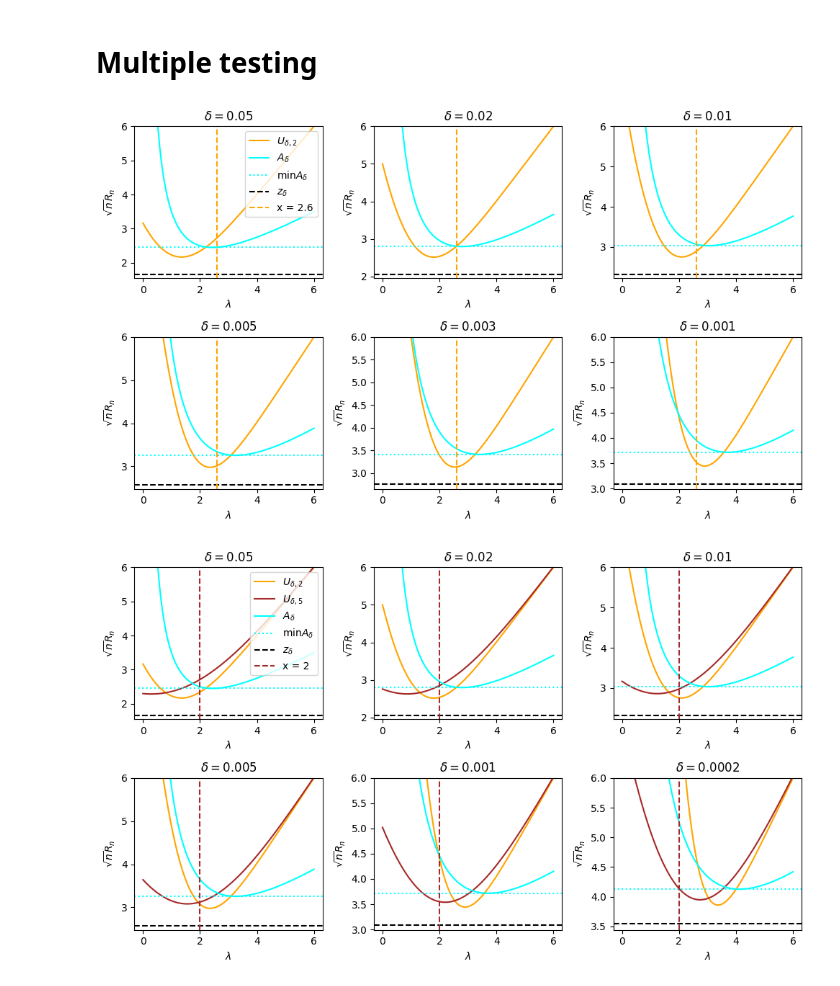
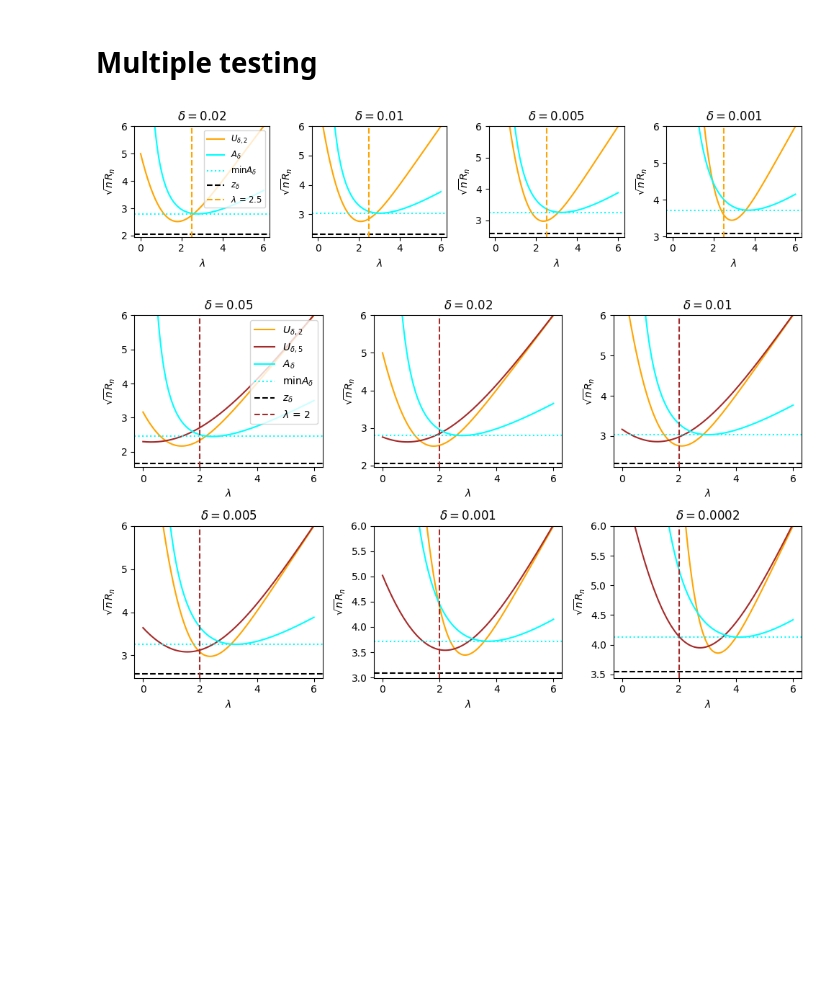
Before and after one commit to DMartinezT/bentkus_evalues, a Jupyter notebook: bentkus_evariable.ipynb, the cells around one changed output. Saved outputs shown, nothing was run; the diff lists cells and outputs as text; code cells hidden in the pictures; blank space fills up the shorter version.

```diff
--- a/bentkus_evariable.ipynb
+++ b/bentkus_evariable.ipynb
@@ -161,8 +161,8 @@ def g(delta):
 # deltas = [0.1, 0.05, 0.01, 0.005, 0.001, 0.0005, 0.0001, 0.00005, 0.00001]
 # fig, axes = plt.subplots(3, 3, figsize=(10, 10))
 
-deltas = [0.1, 0.01, 0.001]
-fig, axes = plt.subplots(1, 3, figsize=(10, 3))
+deltas = [0.1, 0.01, 0.001, 0.0001]
+fig, axes = plt.subplots(1, 4, figsize=(12, 3))
 
 axes = axes.flatten()
 x = np.linspace(0, 6, 1000)
@@ -251,7 +251,7 @@ for ax, delta in zip(axes, deltas):
     ax.axhline(g(delta), label=fr"$z_{{\delta}}$", color='black', linestyle='--')
 
     vline = 1.7
-    ax.axvline(vline, label=fr"x = {vline}", color='orange', linestyle='--')
+    ax.axvline(vline, label=fr"$\lambda$ = {vline}", color='orange', linestyle='--')
 
 
 
@@ -264,18 +264,21 @@ for ax, delta in zip(axes, deltas):
 axes[0].legend(loc='upper right')
 
 plt.tight_layout()
-plt.savefig(f"plots/bounds_plot_vline{vline}.png", dpi=300)
+plt.savefig(f"plots/bounds_plot_posthoc.png", dpi=300)
 plt.show()
 # %% [output]
 [figure]
 # %% [markdown]
 # Multiple testing
 # %%
-deltas = [0.05, 0.02, 0.01, 0.005, 0.003, 0.001]
-fig, axes = plt.subplots(2, 3, figsize=(10, 6))
+# deltas = [0.05, 0.02, 0.01, 0.005, 0.003, 0.001]
+# fig, axes = plt.subplots(2, 3, figsize=(10, 6))
 
 # deltas = [0.1, 0.05, 0.01]
 # fig, axes = plt.subplots(1, 3, figsize=(10, 6))
+
+deltas = [0.02, 0.01, 0.005, 0.001]
+fig, axes = plt.subplots(1, 4, figsize=(10, 2.5))
 
 axes = axes.flatten()
 x = np.linspace(0, 6, 1000)
@@ -296,38 +299,38 @@ for ax, delta in zip(axes, deltas):
     # ax.plot(x, y, label=fr"$U_{{\delta, 4}}$", color='magenta')
 
 
     y_A = A(x, delta)
     ax.plot(x, y_A, label=fr"$A_{{\delta}}$", color='cyan')
 
     # --- NEW: Plot horizontal line at the minimum of A_delta on the grid ---
     # We slice with x > 0 to avoid the division by zero at x=0
     min_A = np.nanmin(y_A[x > 0])
     ax.axhline(min_A, label=r"$\min A_{\delta}$", color='cyan', linestyle=':')
     # -----------------------------------------------------------------------
 
     # Optional sub-Gaussian line
     # ax.axhline(f_subg(delta), label="Sub-Gaussian bound", color='red', linestyle='--')
 
     ax.axhline(g(delta), label=fr"$z_{{\delta}}$", color='black', linestyle='--')
 
-    vline = 2.6
-    ax.axvline(vline, label=fr"x = {vline}", color='orange', linestyle='--')
+    vline = 2.5
+    ax.axvline(vline, label=fr"$\lambda$ = {vline}", color='orange', linestyle='--')
 
 
 
     ax.set_xlabel(r'$\lambda$')
     ax.set_ylabel(r'$\sqrt{n}R_n$')
     ax.set_title(rf"$\delta = {delta}$")
     ax.set_ylim(g(delta)-.1, f_subg(delta)+epsilon)
     ax.set_ylim(g(delta)-.1, 6)
 
-axes[0].legend(loc='upper right')
+axes[0].legend(loc='upper right', fontsize="small")
 
 plt.tight_layout()
-plt.savefig(f"plots/bounds_plot_vline{vline}.png", dpi=300)
+plt.savefig(f"plots/bounds_plot_multiple_testing.png", dpi=300)
 plt.show()
 # %% [output]
-[figure, old version]
+[figure, new version]
 # %%
 deltas = [0.05, 0.02, 0.01, 0.005, 0.001, 0.0002]
 fig, axes = plt.subplots(2, 3, figsize=(10, 6))
```
Also changed, not shown: parts of 2 cells of this notebook, 1 other file.
